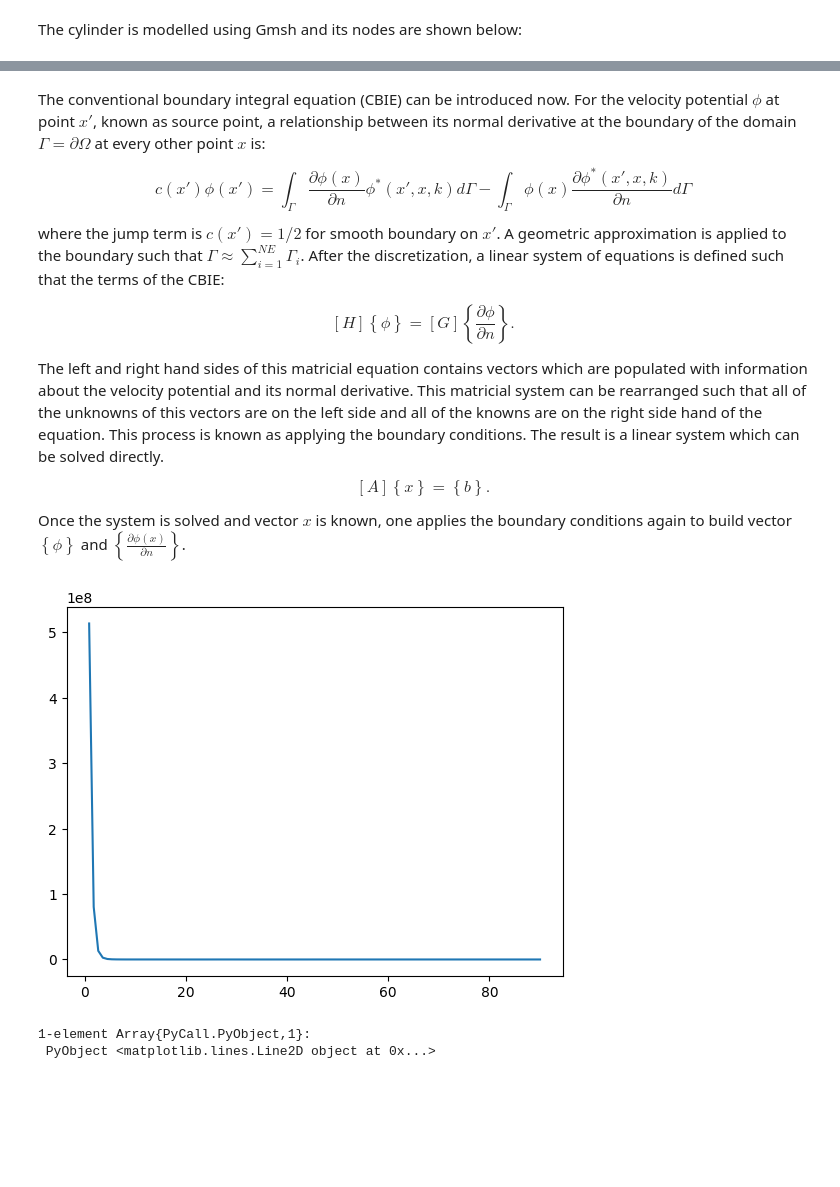
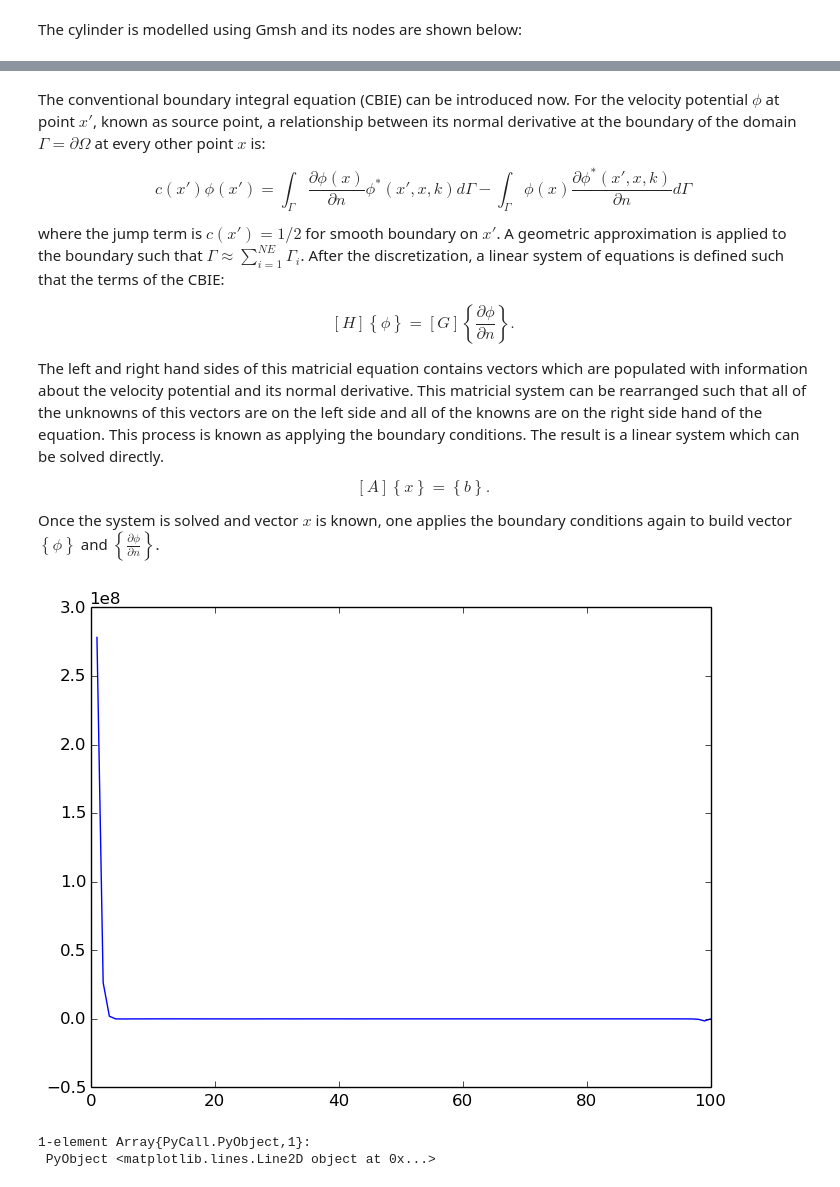
Before and after one commit to alvarocafe/BB, a Jupyter notebook: note_BEM.ipynb, the cells around one changed output, grey strips where cells are left out. Drawn from its saved outputs; the diff is of its cells as text; code cells hidden in the pictures; blank space fills up the shorter version.

```diff
--- a/note_BEM.ipynb
+++ b/note_BEM.ipynb
@@ -40,8 +40,9 @@ Mode n = 3, L = 100 m, F = 10290.0 Hz.
 Notice that the actual solution is simply a time and space harmonic in which the velocity potential (proportional to the acoustic pressure) assumes its maximum value at the walls of the duct.
 # %%
 using PyPlot
+L=100
 phi_closed(x,n,L,c) = cos.(n*pi*(x./L))
-x = 0.01:0.1:100
+x = 0.01:0.1:L
 for n =1:3
     plot(x,phi_closed(x,n,L,c),label="Mode n=$(n), F = $(F_closed(n,L,c)) Hz")
     hold(1)
@@ -57,6 +58,6 @@ The cylinder is modelled using Gmsh and its nodes are shown below:
 # %%
 using PyPlot
 include("src/const3D_quad/dep.jl")
-NOS_GEO,ELEM,elemint,CDC = lermsh("dados/cylinder_out_quad_v.msh",3) #Read the mesh generated
+NOS_GEO,ELEM,elemint,CDC = lermsh("dados/cylinder_in_quad_v.msh",3) #Read the mesh generated
 NOS = mostra_geo(NOS_GEO,ELEM);
 # %% [output]
@@ -80,7 +81,7 @@ The left and right hand sides of this matricial equation contains vectors which
 \end{equation}
 
 
-Once the system is solved and vector $x$ is known, one applies the boundary conditions again to build vector $\left\{\phi \right\}$ and $\left\{\frac{\partial \phi (x)}{\partial n} \right\}$.
+Once the system is solved and vector $x$ is known, one applies the boundary conditions again to build vector $\left\{\phi \right\}$ and $\left\{\frac{\partial \phi }{\partial n} \right\}$.
 # %%
 # First, matrices G and H are obtained.
 # To obtain, the resonance frequency is used to obtain the wave number k = omega/c
@@ -104,14 +105,14 @@ phi,q = monta_Teq(CDC,x); # Applies the boundary conditions to return the veloci
 # %%
 # Now, the domain points will be created
 n_pint = 100
 PONTOS_int = zeros(n_pint,4)
 for i = 1:n_pint
-	PONTOS_int[i,:] = [i 0 0 (90/n_pint)*i]
+	PONTOS_int[i,:] = [i 0 0 (100/n_pint)*i]
 end
 # The velocity potential is obtained for domain points
 phi_pint=calc_T_pint(PONTOS_int,NOS_GEO,ELEM,phi,q,k,qsi,w,0)
-plot(PONTOS_int[:,4],phi_pint)
+plot(PONTOS_int[:,4],real(phi_pint))
 # %% [output]
-[figure, old version]
+[figure, new version]
 1-element Array{PyCall.PyObject,1}:
  PyObject <matplotlib.lines.Line2D object at 0x...>
```
Also changed, not shown: parts of 6 cells of this notebook.
